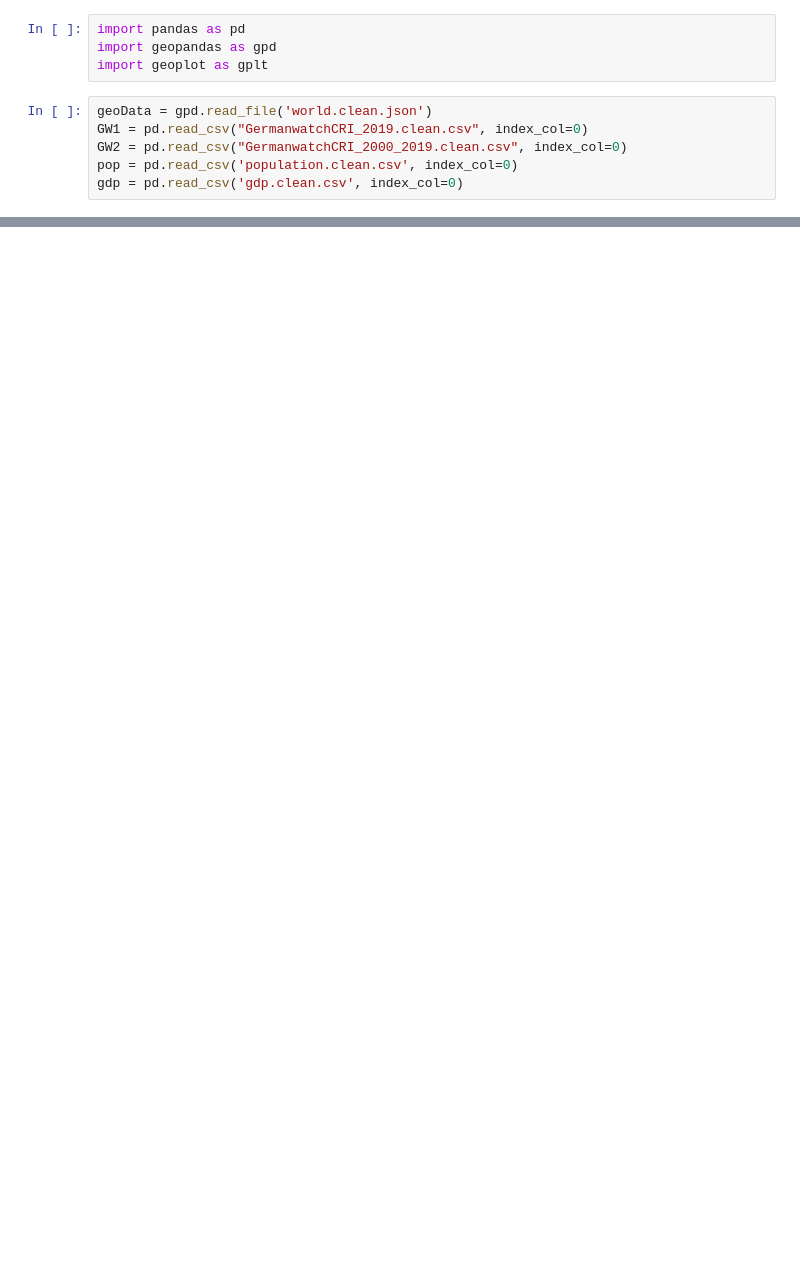
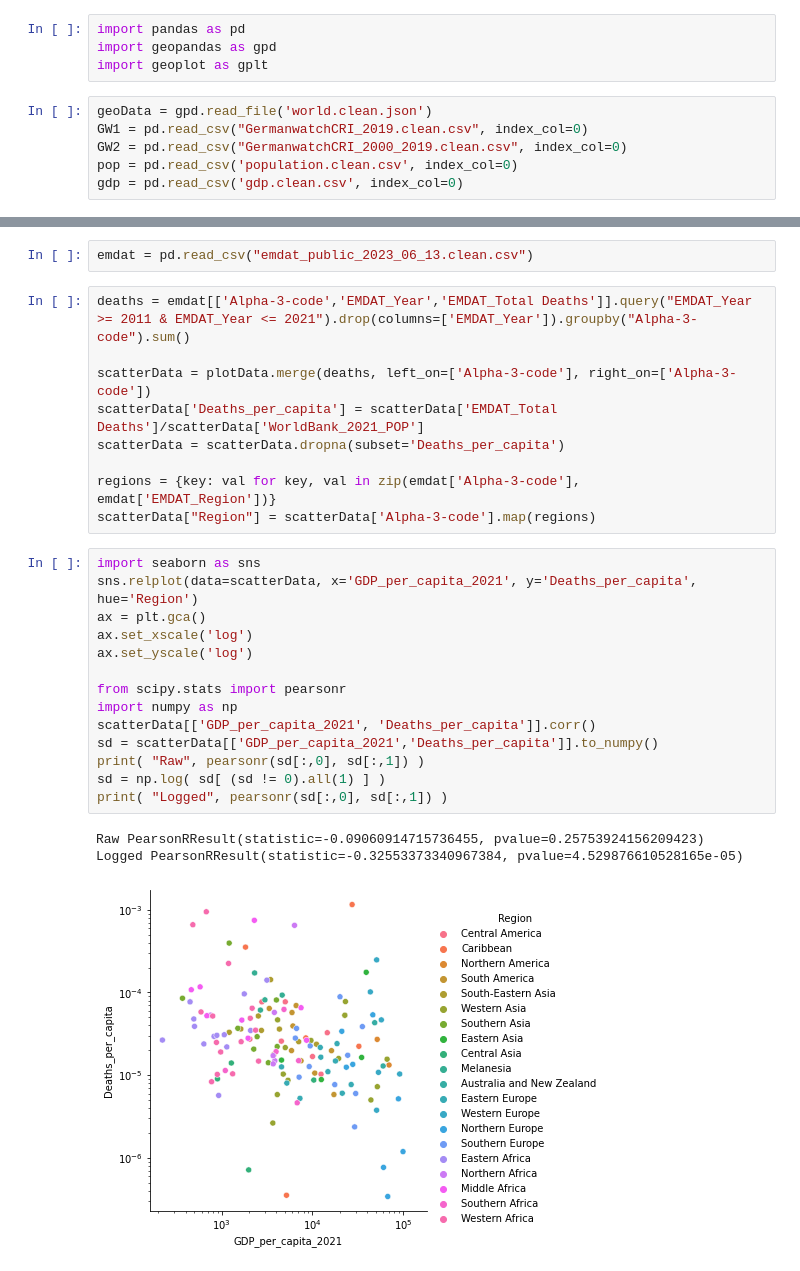
Before and after one commit to rudyarthur/world_risk_poll, a Jupyter notebook: ExploratoryPlots.ipynb, the cells around one changed output, grey strips where cells are left out. Drawn from its saved outputs; the diff is of its cells as text; blank space fills up the shorter version.

```diff
--- a/ExploratoryPlots.ipynb
+++ b/ExploratoryPlots.ipynb
@@ -30,0 +30,29 @@ for i in range(4):
+# %%
+emdat = pd.read_csv("emdat_public_2023_06_13.clean.csv")
+# %%
+deaths = emdat[['Alpha‑3-code','EMDAT_Year','EMDAT_Total Deaths']].query("EMDAT_Year >= 2011 & EMDAT_Year <= 2021").drop(columns=['EMDAT_Year']).groupby("Alpha‑3-code").sum()
+
+scatterData = plotData.merge(deaths, left_on=['Alpha‑3-code'], right_on=['Alpha‑3-code'])
+scatterData['Deaths_per_capita'] = scatterData['EMDAT_Total Deaths']/scatterData['WorldBank_2021_POP']
+scatterData = scatterData.dropna(subset='Deaths_per_capita')
+
+regions = {key: val for key, val in zip(emdat['Alpha‑3-code'], emdat['EMDAT_Region'])}
+scatterData["Region"] = scatterData['Alpha‑3-code'].map(regions)
+# %%
+import seaborn as sns
+sns.relplot(data=scatterData, x='GDP_per_capita_2021', y='Deaths_per_capita', hue='Region')
+ax = plt.gca()
+ax.set_xscale('log')
+ax.set_yscale('log')
+
+from scipy.stats import pearsonr
+import numpy as np
+scatterData[['GDP_per_capita_2021', 'Deaths_per_capita']].corr()
+sd = scatterData[['GDP_per_capita_2021','Deaths_per_capita']].to_numpy()
+print( "Raw", pearsonr(sd[:,0], sd[:,1]) )
+sd = np.log( sd[ (sd != 0).all(1) ] )
+print( "Logged", pearsonr(sd[:,0], sd[:,1]) )
+# %% [output]
+Raw PearsonRResult(statistic=-0.09060914715736455, pvalue=0.25753924156209423)
+Logged PearsonRResult(statistic=-0.32553373340967384, pvalue=4.529876610528165e-05)
+[figure, added]
```
Also changed, not shown: parts of 3 cells of this notebook.
